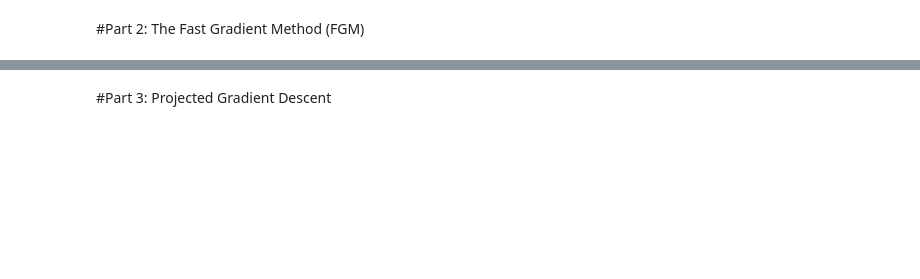
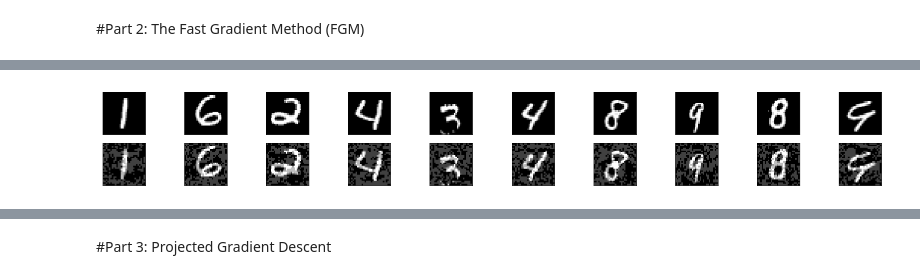
Before and after one commit to shreehari117/ML-2, a Jupyter notebook: Sureshbabu_Shree_Hari_aml.ipynb, the cells around one changed output, grey strips where cells are left out. Cells and saved outputs as stored; diff of their text form; code cells hidden in the pictures; blank space fills up the shorter version.

```diff
--- a/Sureshbabu_Shree_Hari_aml.ipynb
+++ b/Sureshbabu_Shree_Hari_aml.ipynb
@@ -155,13 +159,14 @@ wrap = KerasModelWrapper(model_classifier)
 #Implementing the FGSM attack
 
 #FGM Instance on trained classifier from Part 1
-#FILL THIS IN
+fgsm = FastGradientMethod(wrap, sess=sess)
 
 #Attack parameters
-#FILL THIS IN
+fgsm_params = {'eps':0.25, 'clip_min':0.0, 'clip_max':1.0}
 
 #Generate adversarial data
-#FILL THIS IN
+fgsm_adv_data_test = fgsm.generate_np(data_test, **fgsm_params)
 
 #Evaluate accuracy on target classifier
-#FILL THIS IN
+fgsm_adv_score = model_classifier.evaluate(fgsm_adv_data_test, labels_test)
+print('FGSM Adversarial Attack Accuracy : %.2f%%' %(fgsm_adv_score[1]*100))
@@ -171,3 +176,29 @@ wrap = KerasModelWrapper(model_classifier)
+# %%
+#Show ten original samples and their corresponding adversarial samples
+num_images = 10
+np.random.seed(42)
+random_original_samples = np.random.randint(data_test.shape[0], size=num_images)
+random_adversarial_samples = np.random.randint(fgsm_adv_data_test.shape[0], size=num_images)
+plt.figure(figsize=(24, 6))
+
+for i, image_idx in enumerate(random_original_samples):
+    # plot original image
+    ax = plt.subplot(4, num_images, i + 1)
+    plt.imshow(data_test[image_idx].reshape(28,28))
+    plt.gray()
+    ax.get_xaxis().set_visible(False)
+    ax.get_yaxis().set_visible(False)
+
+    # plot adversarial image
+    ax = plt.subplot(4, num_images, num_images + i + 1)
+    plt.imshow(fgsm_adv_data_test[image_idx].reshape(28,28))
+    plt.gray()
+    ax.get_xaxis().set_visible(False)
+    ax.get_yaxis().set_visible(False)
+
+plt.show()
+# %% [output]
+[figure, added]
 # %%
 #Implementing Detection via Autoencoders
 
```
Also changed, not shown: parts of 26 cells of this notebook.
